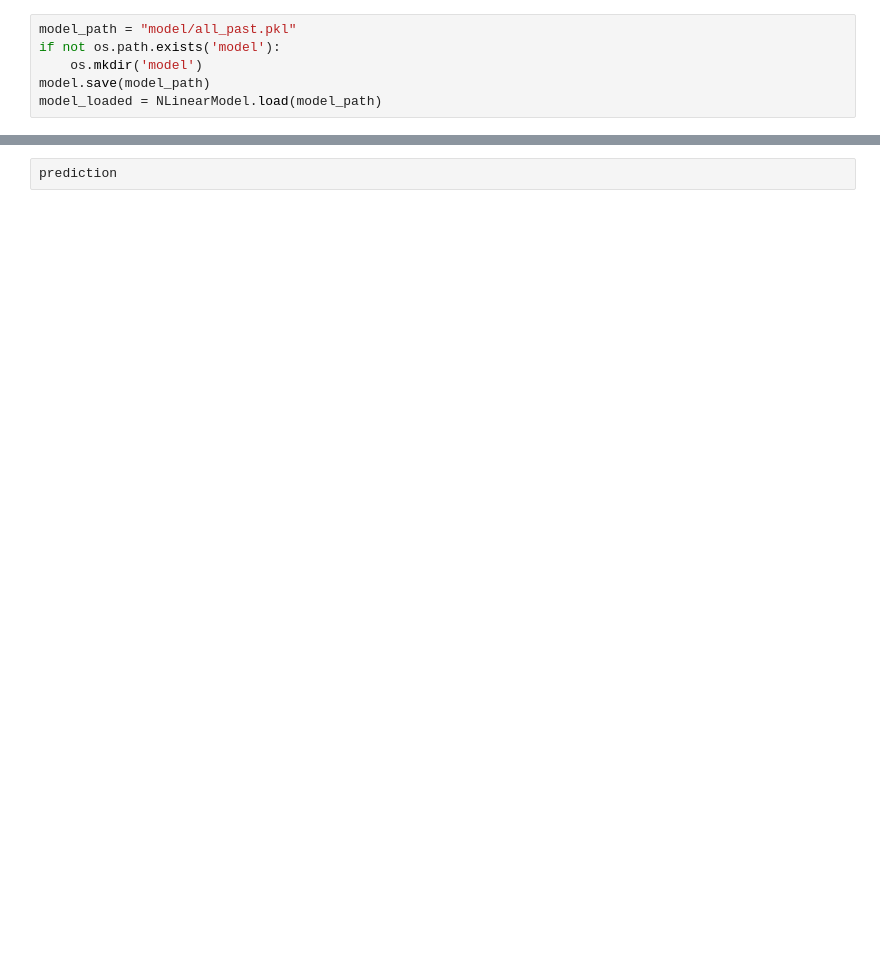
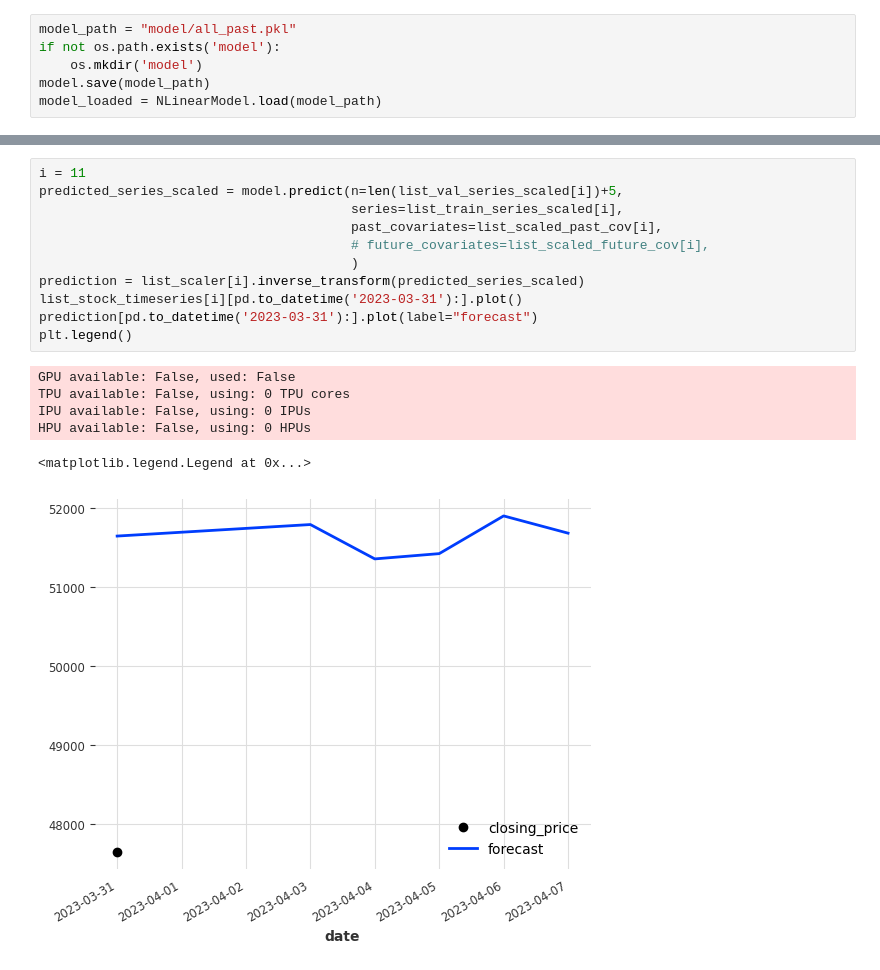
Before and after one commit to ghjk0498/timeseries_predict, a Jupyter notebook: predict-stock-price.ipynb, the cells around one changed output, grey strips where cells are left out. Saved outputs shown, nothing was run; the diff lists cells and outputs as text; blank space fills up the shorter version.

```diff
--- a/predict-stock-price.ipynb
+++ b/predict-stock-price.ipynb
@@ -304,2 +351,18 @@ plt.legend()
-# %%
-prediction
+# %%
+i = 11
+predicted_series_scaled = model.predict(n=len(list_val_series_scaled[i])+5,
+                                        series=list_train_series_scaled[i],
+                                        past_covariates=list_scaled_past_cov[i],
+                                        # future_covariates=list_scaled_future_cov[i],
+                                        )
+prediction = list_scaler[i].inverse_transform(predicted_series_scaled)
+list_stock_timeseries[i][pd.to_datetime('2023-03-31'):].plot()
+prediction[pd.to_datetime('2023-03-31'):].plot(label="forecast")
+plt.legend()
+# %% [output]
+GPU available: False, used: False
+TPU available: False, using: 0 TPU cores
+IPU available: False, using: 0 IPUs
+HPU available: False, using: 0 HPUs
+<matplotlib.legend.Legend at 0x...>
+[figure, added]
```
Also changed, not shown: parts of 6 cells of this notebook, 20 other files.
